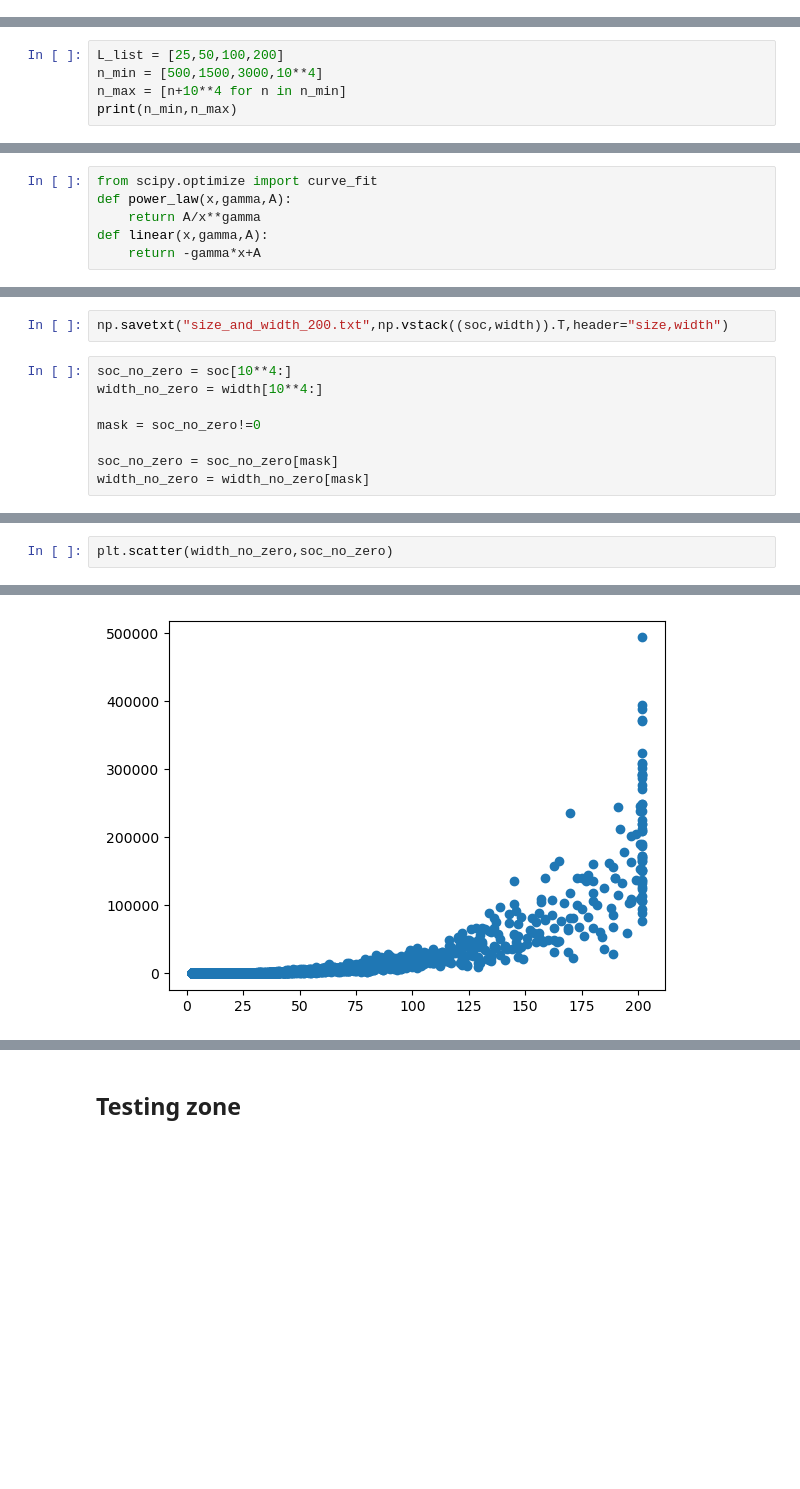
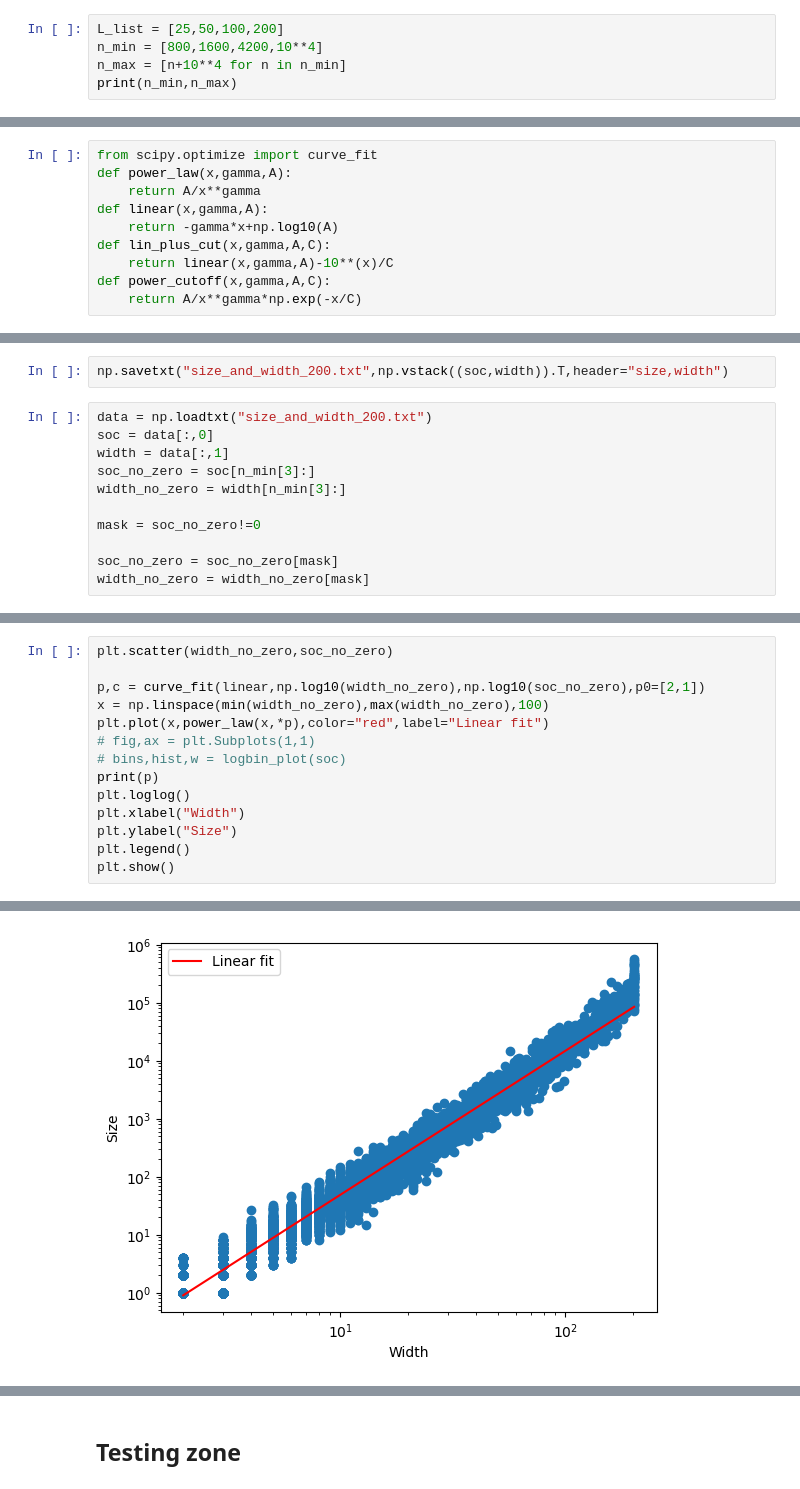
Before and after one commit to SSBNS/Complex_physics_SSBNS, a Jupyter notebook: Midterm/Midterm 2/midterm_2.ipynb, the cells around one changed output, grey strips where cells are left out. Saved outputs shown, nothing was run; the diff lists cells and outputs as text; blank space fills up the shorter version.

```diff
--- a/Midterm/Midterm 2/midterm_2.ipynb
+++ b/Midterm/Midterm 2/midterm_2.ipynb
@@ -22,0 +6,5 @@ print(np.floor(4*random.rand(2,N,N))[0])
+# %%
+L_list = [25,50,100,200]
+n_min = [800,1600,4200,10**4]
+n_max = [n+10**4 for n in n_min]
+print(n_min,n_max)
@@ -189,5 +280,0 @@ plt.show()
-# %%
-L_list = [25,50,100,200]
-n_min = [500,1500,3000,10**4]
-n_max = [n+10**4 for n in n_min]
-print(n_min,n_max)
@@ -222,6 +307,10 @@ from scipy.optimize import curve_fit
 def power_law(x,gamma,A):
     return A/x**gamma
 def linear(x,gamma,A):
-    return -gamma*x+A
+    return -gamma*x+np.log10(A)
+def lin_plus_cut(x,gamma,A,C):
+    return linear(x,gamma,A)-10**(x)/C
+def power_cutoff(x,gamma,A,C):
+    return A/x**gamma*np.exp(-x/C)
 # %%
 # plotting size destribution
@@ -350,8 +400,11 @@ soc,width = sandpile_size(N,2*10**4)
 # %%
 np.savetxt("size_and_width_200.txt",np.vstack((soc,width)).T,header="size,width")
 # %%
-soc_no_zero = soc[10**4:]
-width_no_zero = width[10**4:]
+data = np.loadtxt("size_and_width_200.txt")
+soc = data[:,0]
+width = data[:,1]
+soc_no_zero = soc[n_min[3]:]
+width_no_zero = width[n_min[3]:]
 
 mask = soc_no_zero!=0
 
@@ -364,3 +417,15 @@ array([ True,  True,  True, ...,  True,  True,  True])
 # %%
 plt.scatter(width_no_zero,soc_no_zero)
+
+p,c = curve_fit(linear,np.log10(width_no_zero),np.log10(soc_no_zero),p0=[2,1])
+x = np.linspace(min(width_no_zero),max(width_no_zero),100)
+plt.plot(x,power_law(x,*p),color="red",label="Linear fit")
+# fig,ax = plt.Subplots(1,1)
+# bins,hist,w = logbin_plot(soc)
+print(p)
+plt.loglog()
+plt.xlabel("Width")
+plt.ylabel("Size")
+plt.legend()
+plt.show()
 # %% [output]
@@ -368,4 +433,4 @@ plt.scatter(width_no_zero,soc_no_zero)
-[figure, old version]
+[figure, new version]
 # %%
 plt.plot(np.arange(len(soc)),soc)
 plt.xlabel("Time")
```
Also changed, not shown: parts of 21 cells of this notebook, 10 other files.
